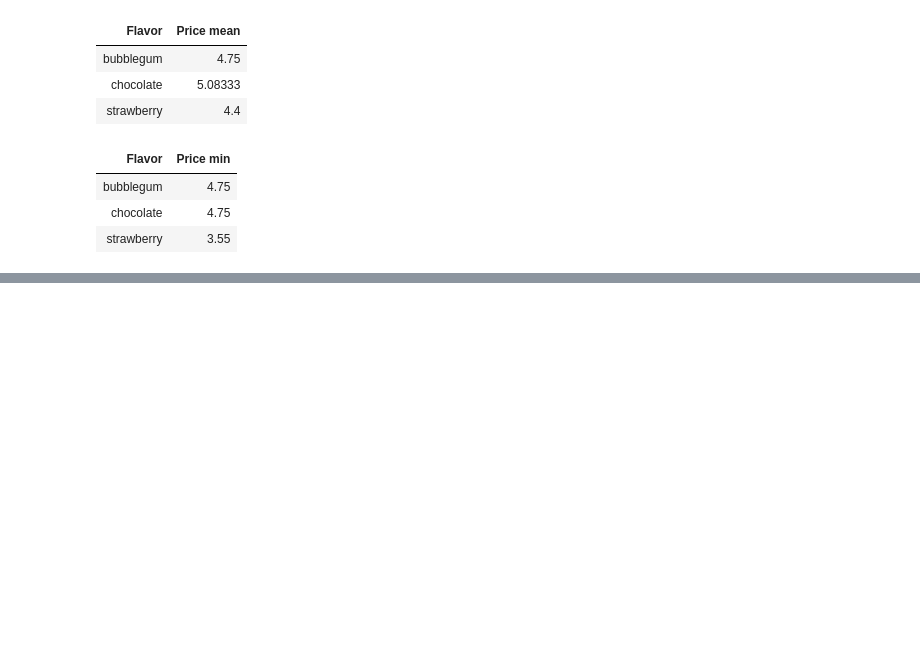
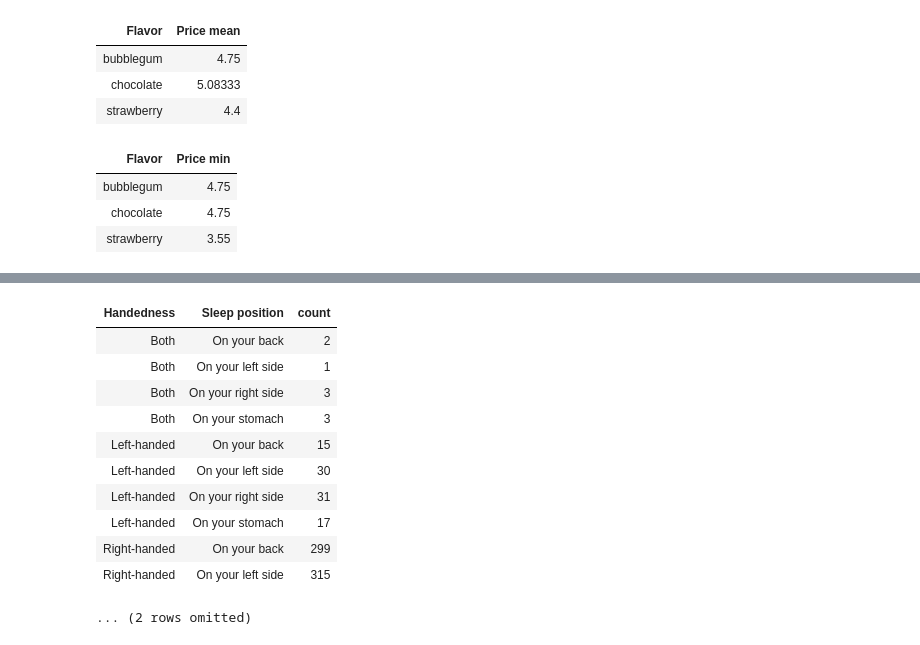
Before and after one commit to lochnes-007/Data8, a Jupyter notebook: 10-Groups.ipynb, the cells around one changed output, grey strips where cells are left out. Cells and saved outputs as stored; diff of their text form; code cells hidden in the pictures; blank space fills up the shorter version.

```diff
--- a/10-Groups.ipynb
+++ b/10-Groups.ipynb
@@ -222,0 +248,15 @@ cones.select("Flavor", "Price").group("Flavor", collect=np.min)
+# %%
+survey.group(["Handedness", "Sleep position"])
+# %% [output]
+| Handedness | Sleep position | count |
+| Both | On your back | 2 |
+| Both | On your left side | 1 |
+| Both | On your right side | 3 |
+| Both | On your stomach | 3 |
+| Left-handed | On your back | 15 |
+| Left-handed | On your left side | 30 |
+| Left-handed | On your right side | 31 |
+| Left-handed | On your stomach | 17 |
+| Right-handed | On your back | 299 |
+| Right-handed | On your left side | 315 |
+... (2 rows omitted)
```
Also changed, not shown: parts of 2 cells of this notebook.
